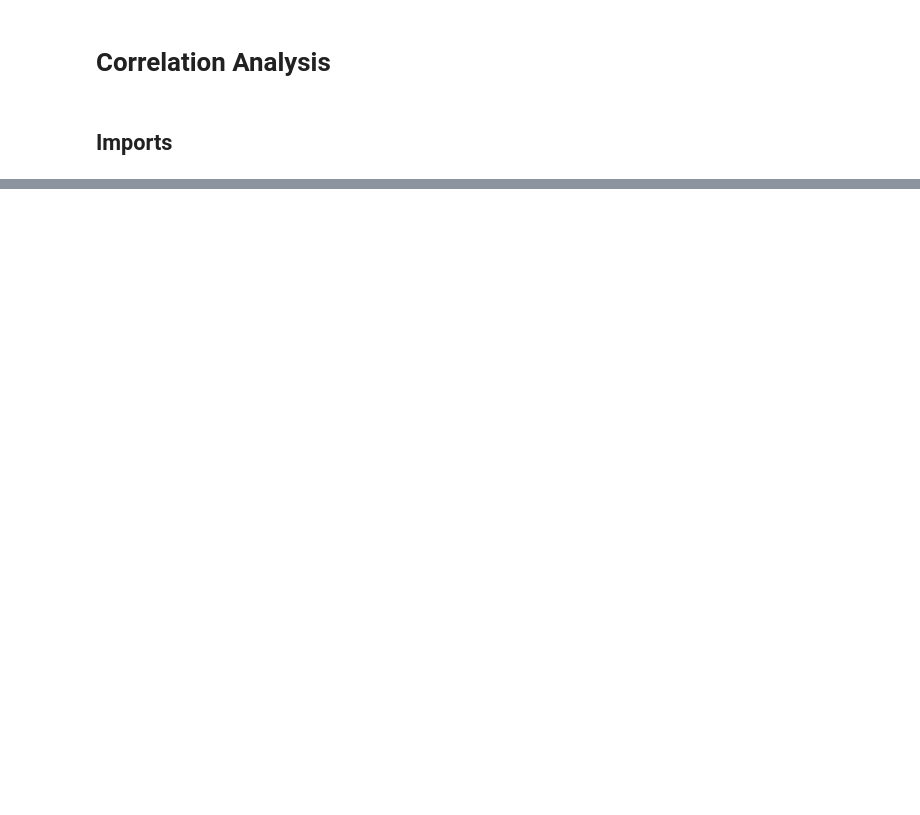
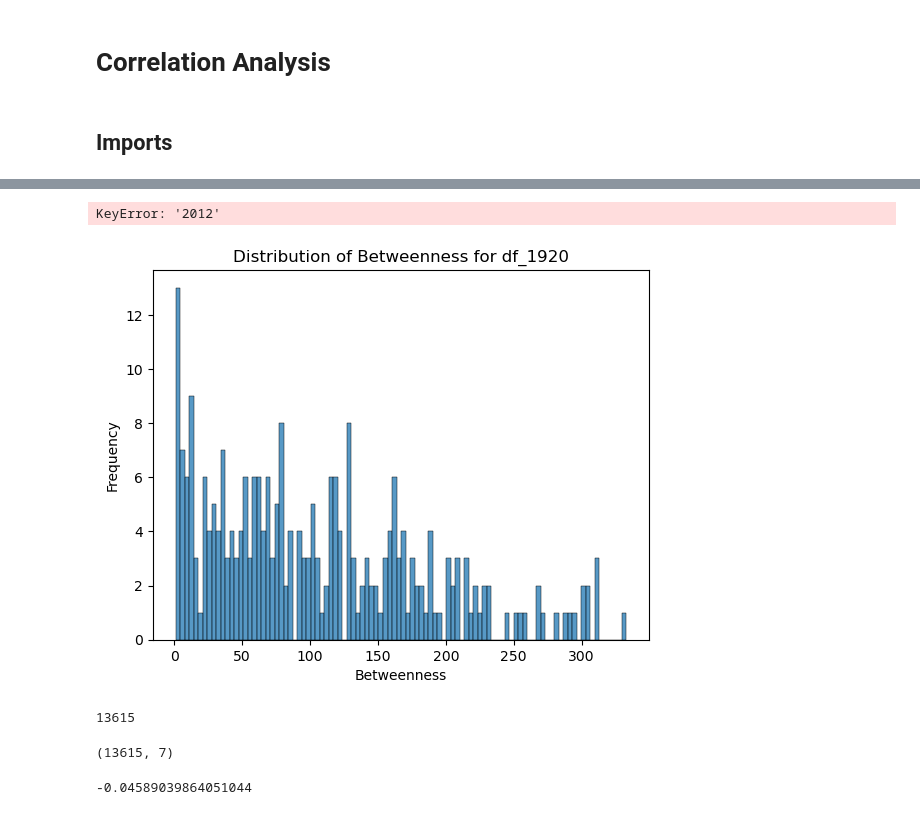
Before and after one commit to epfl-ada/ada-2023-project-adaroundtheworld2023, a Jupyter notebook: notebooks/correlation_analysis.ipynb, the cells around one changed output, grey strips where cells are left out. Saved outputs shown, nothing was run; the diff lists cells and outputs as text; code cells hidden in the pictures; blank space fills up the shorter version.

```diff
--- a/notebooks/correlation_analysis.ipynb
+++ b/notebooks/correlation_analysis.ipynb
@@ -23,4 +32,0 @@ df.head(5)
-# %%
-G = get_graph_from_pickle(1920)
-df = merge_graph_to_df(df, G)
-df.head(5)
@@ -33,0 +33,24 @@ df.head(5)
+# %%
+list_year = [1920, 1930, 1940, 1950, 1960, 1970, 1980, 1990, 2000, 2010]
+
+dfs = {}  # Dictionary to store the dataframes
+
+for year in list_year:
+    G = get_graph_from_pickle(year)
+    df_year = merge_graph_to_df(df_origin, G)
+    df_year.drop(columns=['languages','plot','countries', 'freebase_id'], inplace=True)
+    dfs[f"{year}"] = df_year
+
+# Access the dataframes using dfs["df_year"]
+df_all = pd.concat(dfs.values())
+# %% [output]
+KeyError: '2012'
+# %%
+#let's look at the degree distribution
+sns.histplot(data=dfs["1920"], x="degree", bins=100)
+plt.xlabel("Betweenness")
+plt.ylabel("Frequency")
+plt.title("Distribution of Betweenness for df_1920")
+plt.show()
+# %% [output]
+[figure, added]
@@ -33,0 +59,9 @@ df.head(5)
+# %%
+nb = 0
+for df in dfs:
+    nb += dfs[df].shape[0]
+print(nb)
+display(df_all.shape)
+# %% [output]
+13615
+(13615, 7)
@@ -33,0 +76,5 @@ df.head(5)
+# %%
+correlation = df_all['rating'].corr(df_all['betweenness'])
+print(correlation)
+# %% [output]
+-0.04589039864051044
```
Also changed, not shown: parts of 10 cells of this notebook.
